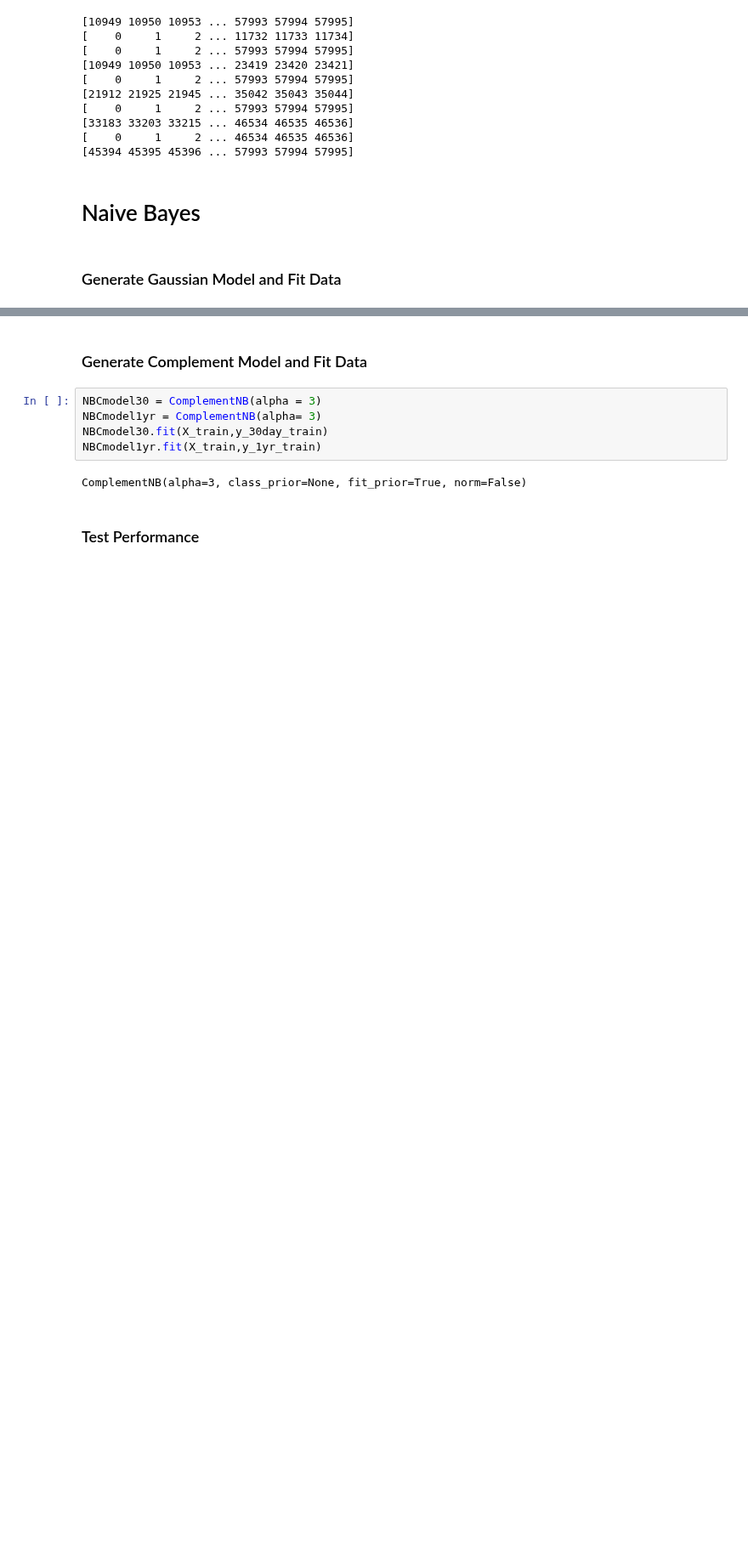
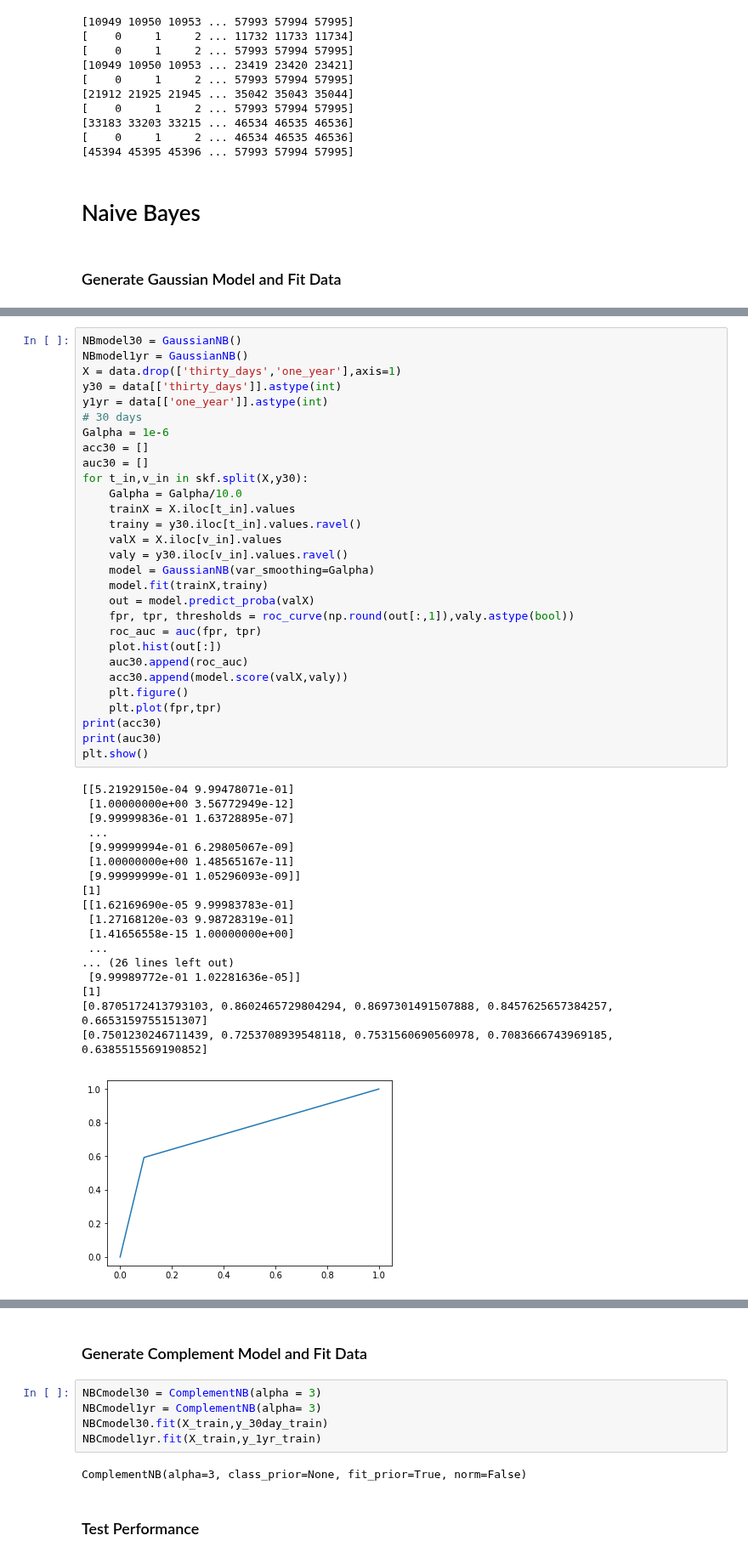
Before and after one commit to NicolasHu11/Short-Long-Term-Mortality-Prediction, a Jupyter notebook: Process Books/Models.ipynb, the cells around one changed output, grey strips where cells are left out. Shown at 85% size. Drawn from its saved outputs; the diff is of its cells as text; blank space fills up the shorter version.

```diff
--- a/Process Books/Models.ipynb
+++ b/Process Books/Models.ipynb
@@ -76,0 +59,48 @@ GaussianNB(priors=None, var_smoothing=1e-09)
+# %%
+NBmodel30 = GaussianNB()
+NBmodel1yr = GaussianNB()
+X = data.drop(['thirty_days','one_year'],axis=1)
+y30 = data[['thirty_days']].astype(int)
+y1yr = data[['one_year']].astype(int)
+# 30 days
+Galpha = 1e-6
+acc30 = []
+auc30 = []
+for t_in,v_in in skf.split(X,y30):
+    Galpha = Galpha/10.0
+    trainX = X.iloc[t_in].values
+    trainy = y30.iloc[t_in].values.ravel()
+    valX = X.iloc[v_in].values
+    valy = y30.iloc[v_in].values.ravel()
+    model = GaussianNB(var_smoothing=Galpha)
+    model.fit(trainX,trainy)
+    out = model.predict_proba(valX)
+    fpr, tpr, thresholds = roc_curve(np.round(out[:,1]),valy.astype(bool))
+    roc_auc = auc(fpr, tpr)
+    plot.hist(out[:])
+    auc30.append(roc_auc)
+    acc30.append(model.score(valX,valy))
+    plt.figure()
+    plt.plot(fpr,tpr)
+print(acc30)
+print(auc30)
+plt.show()
+# %% [output]
+[[5.21929150e-04 9.99478071e-01]
+ [1.00000000e+00 3.56772949e-12]
+ [9.99999836e-01 1.63728895e-07]
+ ...
+ [9.99999994e-01 6.29805067e-09]
+ [1.00000000e+00 1.48565167e-11]
+ [9.99999999e-01 1.05296093e-09]]
+[1]
+[[1.62169690e-05 9.99983783e-01]
+ [1.27168120e-03 9.98728319e-01]
+ [1.41656558e-15 1.00000000e+00]
+ ...
+... (26 lines left out)
+ [9.99989772e-01 1.02281636e-05]]
+[1]
+[0.8705172413793103, 0.8602465729804294, 0.8697301491507888, 0.8457625657384257, 0.6653159755151307]
+[0.7501230246711439, 0.7253708939548118, 0.7531560690560978, 0.7083666743969185, 0.6385515569190852]
+[figure, added]
```
Also changed, not shown: parts of 11 cells of this notebook.
